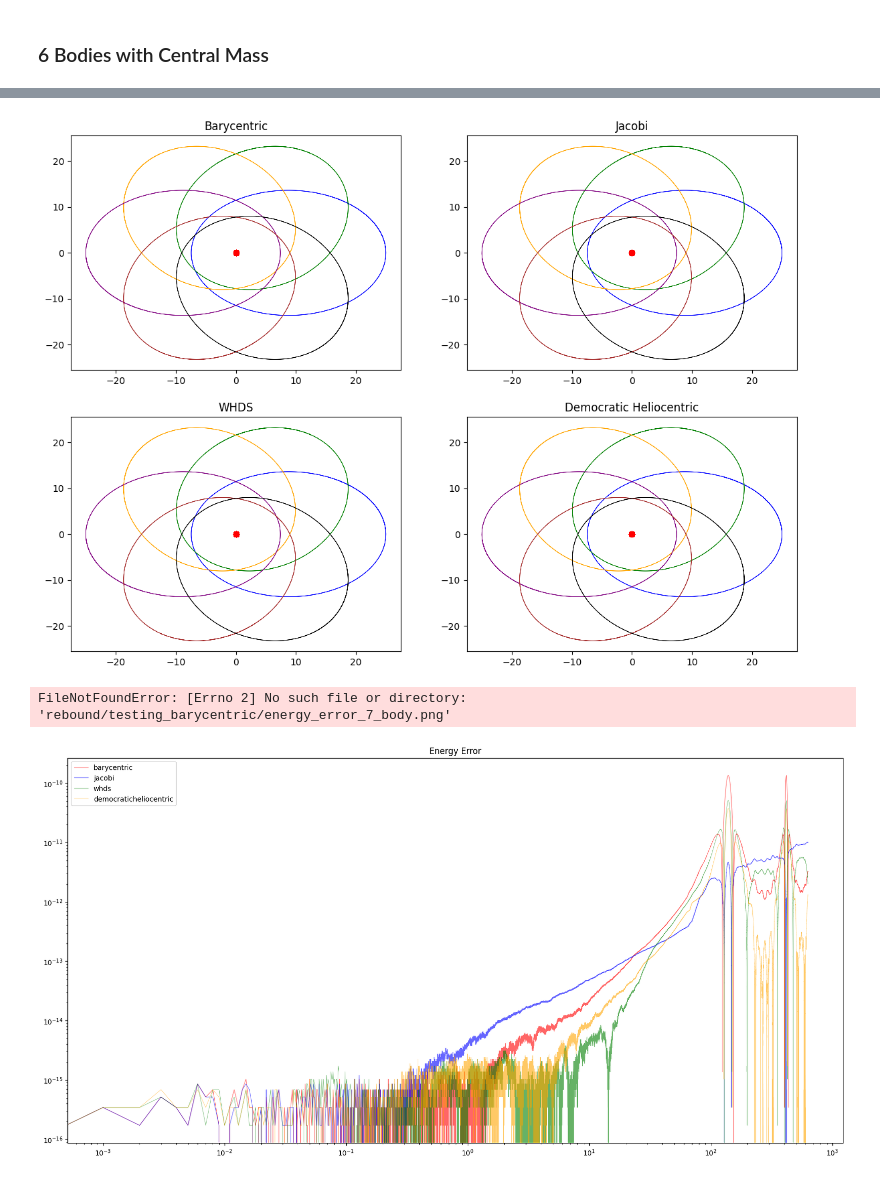
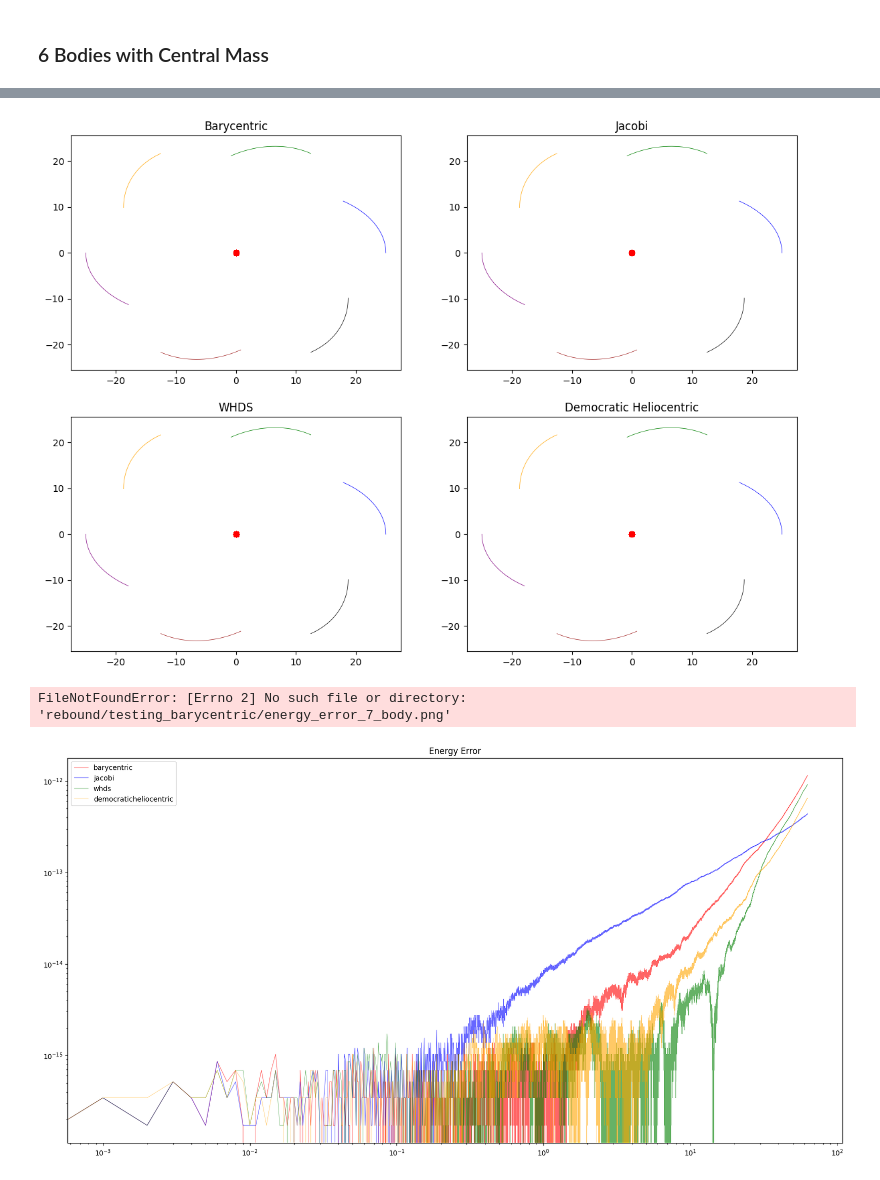
Before and after one commit to luke-wriglesworth/rebound, a Jupyter notebook: barycentric testing/Barycentric_whfast_test.ipynb, the cells around one changed output, grey strips where cells are left out. Cells and saved outputs as stored; diff of their text form; code cells hidden in the pictures.

```diff
--- a/barycentric testing/Barycentric_whfast_test.ipynb
+++ b/barycentric testing/Barycentric_whfast_test.ipynb
@@ -491,7 +477,7 @@ import rebound
 import numpy as np
 import matplotlib.pyplot as plt
 from concurrent.futures import ThreadPoolExecutor
-n_orbits = 100
+n_orbits = 10
 dt =1e-3
 times = np.arange(0,n_orbits*(2*np.pi), dt)
 coordinates=["barycentric","jacobi","whds","democraticheliocentric"]
@@ -636,6 +622,6 @@ jacobi: 98.67599101730173%
-[figure, old version]
+[figure, new version]
 FileNotFoundError: [Errno 2] No such file or directory: 'rebound/testing_barycentric/energy_error_7_body.png'
-[figure, old version]
+[figure, new version]
 # %%
 import rebound
 import multiprocessing as mp
```
Also changed, not shown: parts of 7 cells of this notebook, 2 other files.
